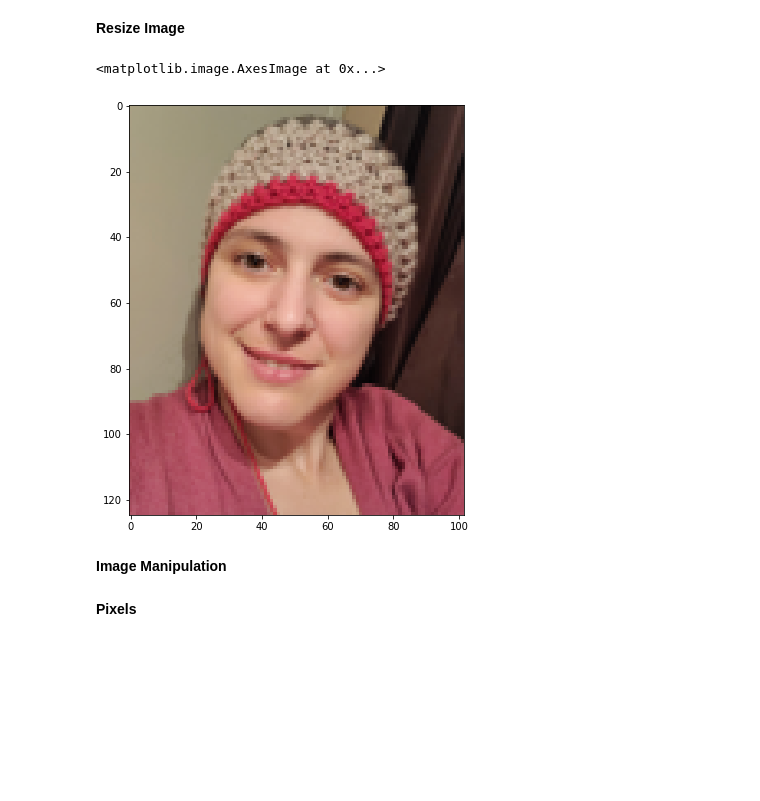
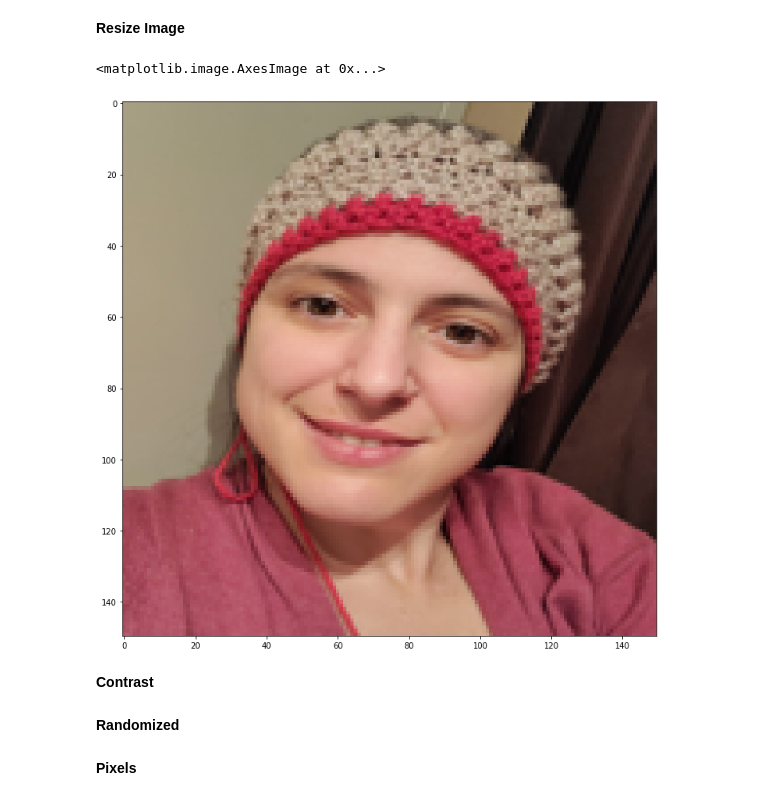
Before and after one commit to TeresaCristina/cross-stitch-python, a Jupyter notebook: image_processing.ipynb, the cells around one changed output. Cells and saved outputs as stored; diff of their text form; code cells hidden in the pictures; blank space fills up the shorter version.

```diff
--- a/image_processing.ipynb
+++ b/image_processing.ipynb
@@ -487,22 +487,24 @@ database_range = len(database_rgb)
 # %%
 # Original picture
 profile_image = Image.open("profile_etsy.png")
 original_width, original_height = profile_image.size
 
 #display(profile_image)
 
 # Resized picture
-resized_factor = 0.15
-width = round(original_width*resized_factor)
-height = round(original_height*resized_factor)
+resized_factor = 0.3
+#width = round(original_width*resized_factor)
+#height = round(original_height*resized_factor)
+width, height = 150,150
+profile_image_resized_random = profile_image.resize((width, height))  # resize image
 profile_image_resized = profile_image.resize((width, height))  # resize image
 
 #display(profile_image_resized)
-plt.figure(figsize=(6,10))
+plt.figure(figsize=(12,20))
 plt.imshow(profile_image_resized)
 # %% [output]
 <matplotlib.image.AxesImage at 0x...>
-[figure, old version]
+[figure, new version]
-# %% [markdown]
-**Image Manipulation**
+# %% [markdown]
+**Contrast**
 # %%
@@ -512,0 +515,2 @@ display(contrast_profile_image)
+# %% [markdown]
+**Randomized**
```
Also changed, not shown: parts of 5 cells of this notebook.
